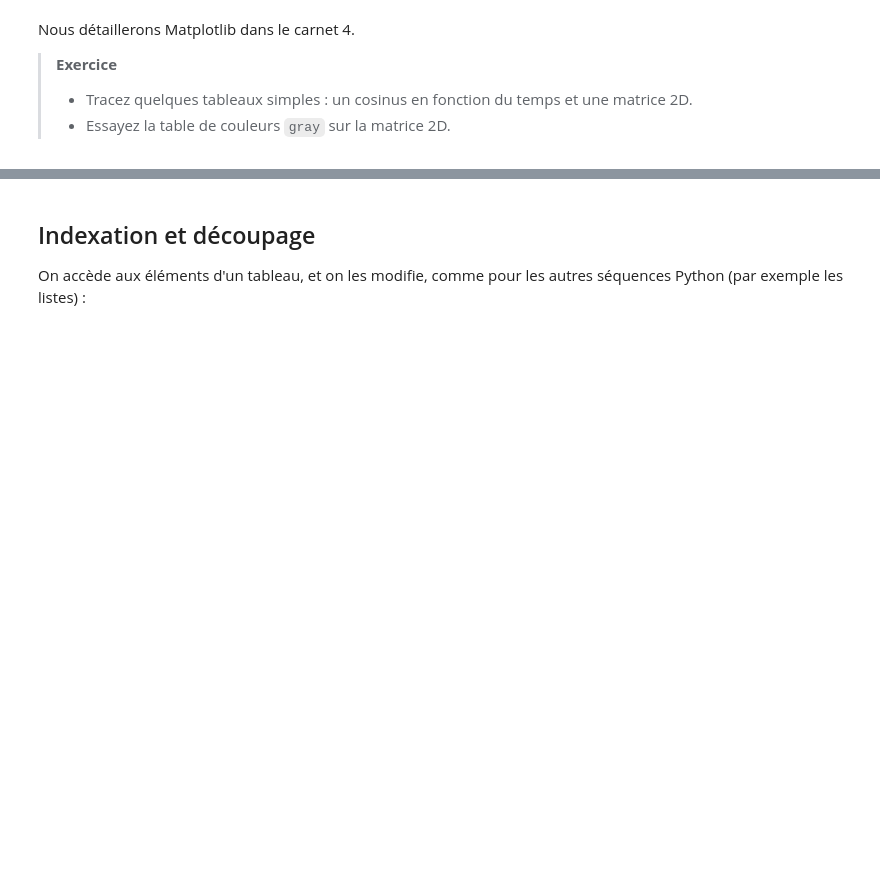
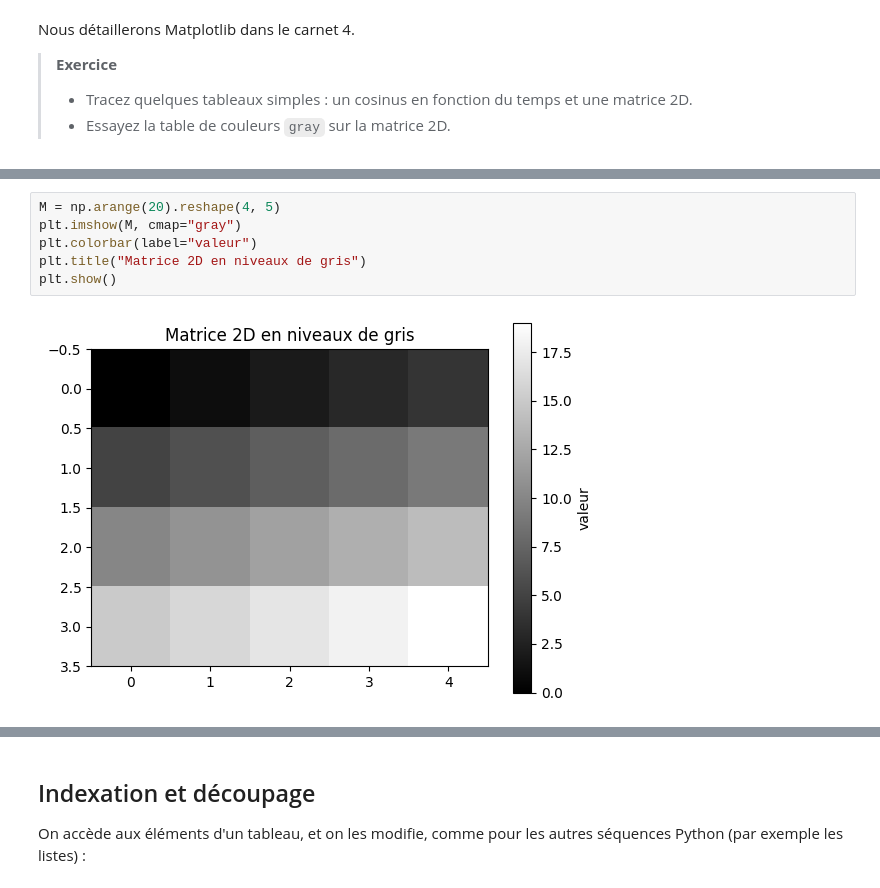
Before and after one commit to jhafssae-2510/FDM5-travaux-, a Jupyter notebook: notebooks/03_numpy.ipynb, the cells around one changed output, grey strips where cells are left out. Saved outputs shown, nothing was run; the diff lists cells and outputs as text; blank space fills up the shorter version.

```diff
--- a/notebooks/03_numpy.ipynb
+++ b/notebooks/03_numpy.ipynb
@@ -282,0 +431,8 @@ Nous détaillerons Matplotlib dans le carnet 4.
+# %%
+M = np.arange(20).reshape(4, 5)
+plt.imshow(M, cmap="gray")
+plt.colorbar(label="valeur")
+plt.title("Matrice 2D en niveaux de gris")
+plt.show()
+# %% [output]
+[figure, added]
```
Also changed, not shown: parts of 206 cells of this notebook.
